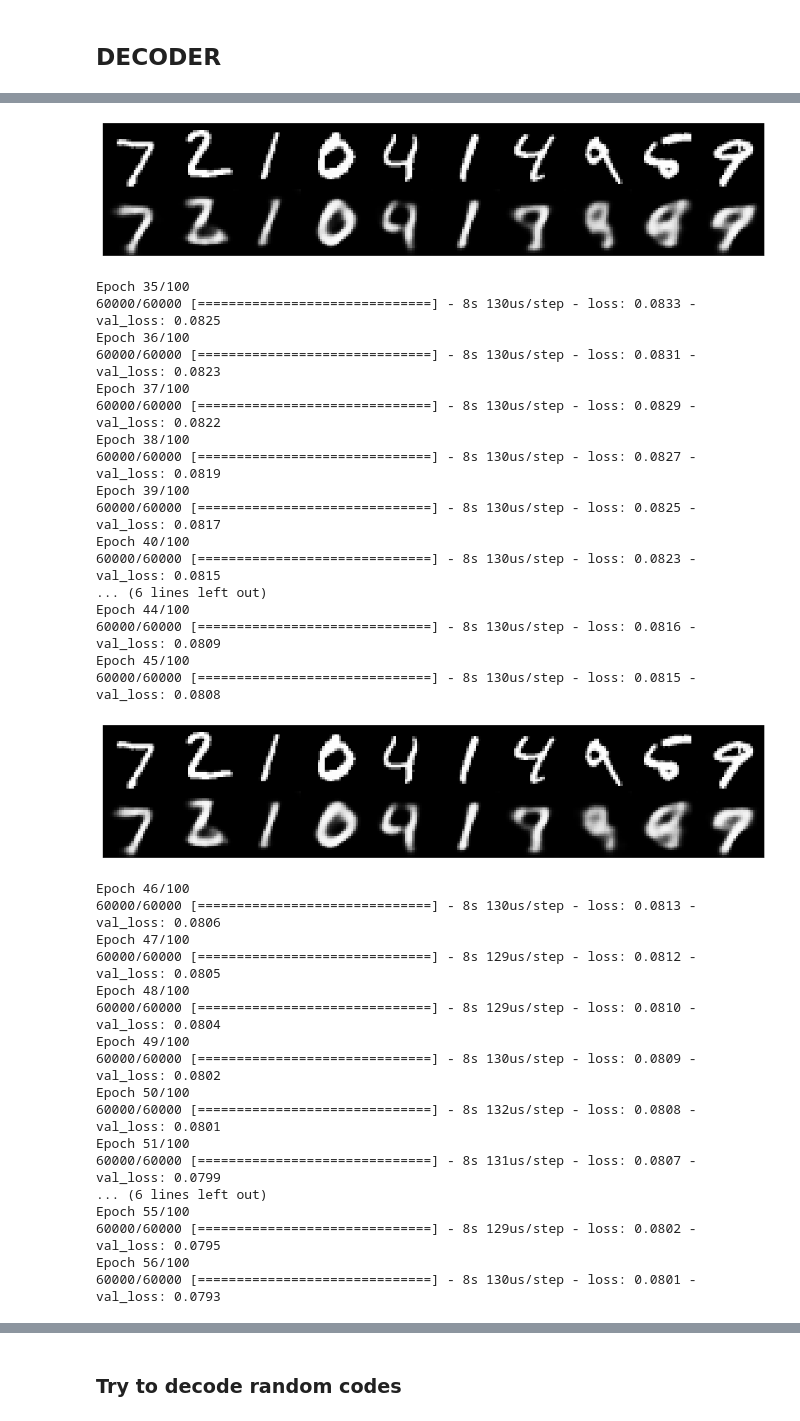
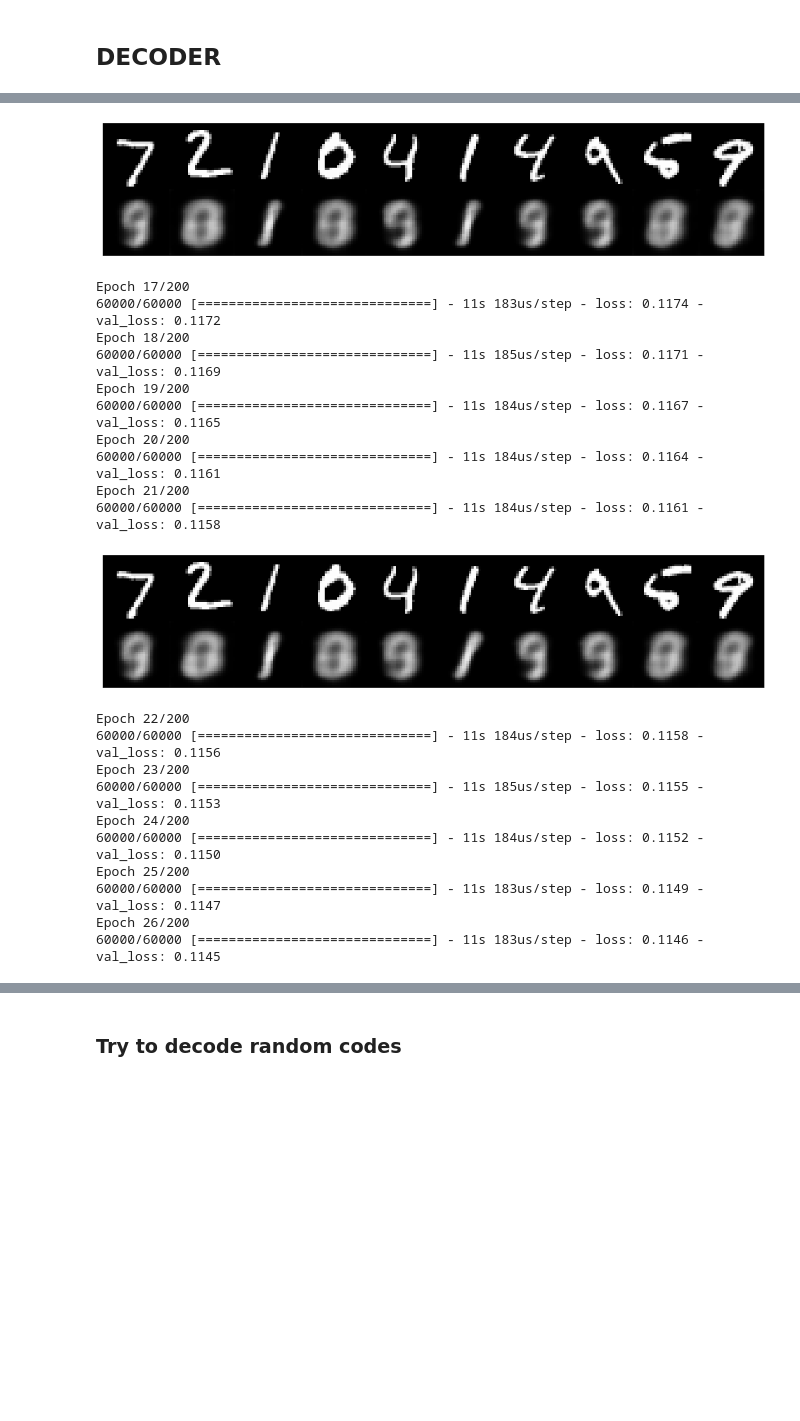
Before and after one commit to Ppasha9/ganfasttraining, a Jupyter notebook: conv_vae.ipynb, the cells around one changed output, grey strips where cells are left out. Cells and saved outputs as stored; diff of their text form; code cells hidden in the pictures; blank space fills up the shorter version.

Commit message:
Changes (iteration 3)
- increase number of epochs for each autoencoder
- add some pictures of results of work
- add logs of training

```diff
--- a/conv_vae.ipynb
+++ b/conv_vae.ipynb
@@ -34,6 +31,6 @@ y_test_cat  = to_categorical(y_test).astype(np.float32)
 # %%
 batch_size = 500
-latent_dim = 49
+latent_dim = 2
 dropout_rate = 0.3
 start_lr = 0.0001
 # %% [markdown]
@@ -77,7 +76,7 @@ z_log_varer = Model(input_vae_encoder, z_log_var, name="ZLogVarer")
 # %%
 input_vae_decoder = Input(shape=(latent_dim,))
 
-x = Dense(latent_dim)(input_vae_decoder)
+x = Dense(49)(input_vae_decoder)
 x = Reshape(target_shape=(7, 7, 1))(x)
 x = Conv2D(16, kernel_size=(7, 7), padding='same')(x)
 x = LeakyReLU()(x)
@@ -140,8 +139,10 @@ def plot_digits(*args):
 # %%
 from keras.callbacks import LambdaCallback, TensorBoard
 
-epochs_to_check = np.linspace(0, 100, num=10).astype('int')
+epochs_to_check = np.arange(0., 200.0, 5).astype('int')
 
+latent_distrs = []
+epochs = []
 imgs = x_test[:batch_size]
 n_compare = 10
 
@@ -151,13 +152,16 @@ def on_epoch_end(epoch, logs):
         decoded = vae_model.predict(imgs, batch_size=batch_size)
         plot_digits(imgs[:n_compare], decoded[:n_compare])
 
+        epochs.append(epoch)
+        latent_distrs.append(z_meaner.predict(x_test, batch_size))
+
 
 pltfig = LambdaCallback(on_epoch_end=on_epoch_end)
 tb     = TensorBoard(log_dir='./logs')
 
 vae_model.fit(x_train, x_train,
               shuffle=True,
-              epochs=100,
+              epochs=200,
               batch_size=batch_size,
               validation_data=(x_test, x_test),
               callbacks=[pltfig, tb],
@@ -232,36 +217,22 @@ Epoch 34/100
-[figure, old version]
+[figure, new version]
-Epoch 35/100
-60000/60000 [==============================] - 8s 130us/step - loss: 0.0833 - val_loss: 0.0825
-Epoch 36/100
-60000/60000 [==============================] - 8s 130us/step - loss: 0.0831 - val_loss: 0.0823
-Epoch 37/100
-60000/60000 [==============================] - 8s 130us/step - loss: 0.0829 - val_loss: 0.0822
-Epoch 38/100
-60000/60000 [==============================] - 8s 130us/step - loss: 0.0827 - val_loss: 0.0819
-Epoch 39/100
-60000/60000 [==============================] - 8s 130us/step - loss: 0.0825 - val_loss: 0.0817
-Epoch 40/100
-60000/60000 [==============================] - 8s 130us/step - loss: 0.0823 - val_loss: 0.0815
-... (6 lines left out)
-Epoch 44/100
-60000/60000 [==============================] - 8s 130us/step - loss: 0.0816 - val_loss: 0.0809
-Epoch 45/100
-60000/60000 [==============================] - 8s 130us/step - loss: 0.0815 - val_loss: 0.0808
+Epoch 17/200
+60000/60000 [==============================] - 11s 183us/step - loss: 0.1174 - val_loss: 0.1172
+Epoch 18/200
+60000/60000 [==============================] - 11s 185us/step - loss: 0.1171 - val_loss: 0.1169
+Epoch 19/200
+60000/60000 [==============================] - 11s 184us/step - loss: 0.1167 - val_loss: 0.1165
+Epoch 20/200
+60000/60000 [==============================] - 11s 184us/step - loss: 0.1164 - val_loss: 0.1161
+Epoch 21/200
+60000/60000 [==============================] - 11s 184us/step - loss: 0.1161 - val_loss: 0.1158
-[figure, old version]
+[figure, new version]
-Epoch 46/100
-60000/60000 [==============================] - 8s 130us/step - loss: 0.0813 - val_loss: 0.0806
-Epoch 47/100
-60000/60000 [==============================] - 8s 129us/step - loss: 0.0812 - val_loss: 0.0805
-Epoch 48/100
-60000/60000 [==============================] - 8s 129us/step - loss: 0.0810 - val_loss: 0.0804
-Epoch 49/100
-60000/60000 [==============================] - 8s 130us/step - loss: 0.0809 - val_loss: 0.0802
-Epoch 50/100
-60000/60000 [==============================] - 8s 132us/step - loss: 0.0808 - val_loss: 0.0801
-Epoch 51/100
-60000/60000 [==============================] - 8s 131us/step - loss: 0.0807 - val_loss: 0.0799
-... (6 lines left out)
-Epoch 55/100
-60000/60000 [==============================] - 8s 129us/step - loss: 0.0802 - val_loss: 0.0795
-Epoch 56/100
-60000/60000 [==============================] - 8s 130us/step - loss: 0.0801 - val_loss: 0.0793
+Epoch 22/200
+60000/60000 [==============================] - 11s 184us/step - loss: 0.1158 - val_loss: 0.1156
+Epoch 23/200
+60000/60000 [==============================] - 11s 185us/step - loss: 0.1155 - val_loss: 0.1153
+Epoch 24/200
+60000/60000 [==============================] - 11s 184us/step - loss: 0.1152 - val_loss: 0.1150
+Epoch 25/200
+60000/60000 [==============================] - 11s 183us/step - loss: 0.1149 - val_loss: 0.1147
+Epoch 26/200
+60000/60000 [==============================] - 11s 183us/step - loss: 0.1146 - val_loss: 0.1145
```
Also changed, not shown: parts of 9 cells of this notebook, 22 other files.
